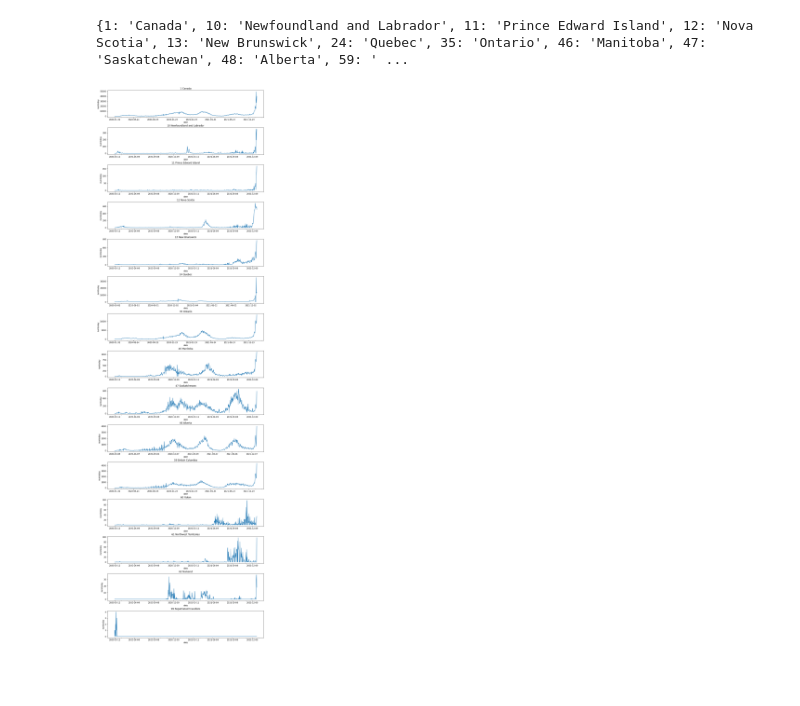
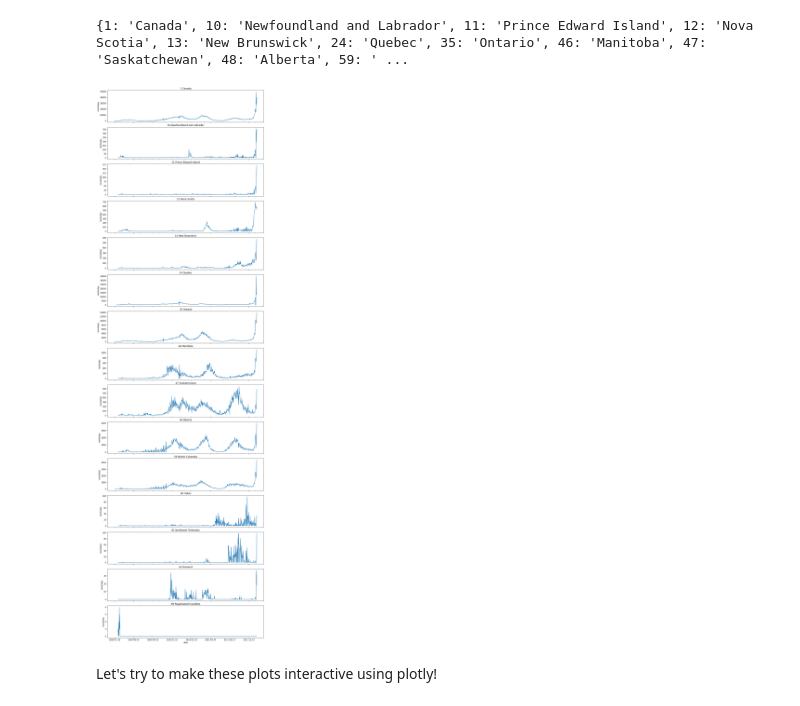
Before and after one commit to john-s-lin/can-covid-wave, a Jupyter notebook: src/preprocessing.ipynb, the cells around one changed output. Drawn from its saved outputs; the diff is of its cells as text; code cells hidden in the pictures; blank space fills up the shorter version.

```diff
--- a/src/preprocessing.ipynb
+++ b/src/preprocessing.ipynb
@@ -185,14 +185,16 @@ print(provinces)
 {1: 'Canada', 10: 'Newfoundland and Labrador', 11: 'Prince Edward Island', 12: 'Nova Scotia', 13: 'New Brunswick', 24: 'Quebec', 35: 'Ontario', 46: 'Manitoba', 47: 'Saskatchewan', 48: 'Alberta', 59: ' ...
 # %%
 # Generate a subplot structure to display graphs in a 5x3 grid
-fig, ax = plt.subplots(nrows=len(provinces), ncols=1, figsize=(12, 40), constrained_layout=True)
+fig, ax = plt.subplots(nrows=len(provinces), ncols=1, figsize=(12, 40), sharex=True, constrained_layout=True)
 
 # For each subplot, generate a plot of numtoday cases by date
 for i, id in enumerate(pruid):
     # Select the data by province and generate a lineplot
     sns.lineplot(ax=ax[i], data=epi_data[epi_data["pruid"] == id], x="date", y="numtoday")
     ax[i].set_title(f"{id} {provinces[id]}")
     ax[i].xaxis.set_major_locator(mdates.MonthLocator(bymonth=(1, 4, 7, 10)))
     ax[i].xaxis.set_minor_locator(mdates.MonthLocator())
 # %% [output]
-[figure, old version]
+[figure, new version]
+# %% [markdown]
+<input type="checkbox"> Let's try to make these plots interactive using plotly! </input>
```
Also changed, not shown: parts of 1 cell of this notebook.
